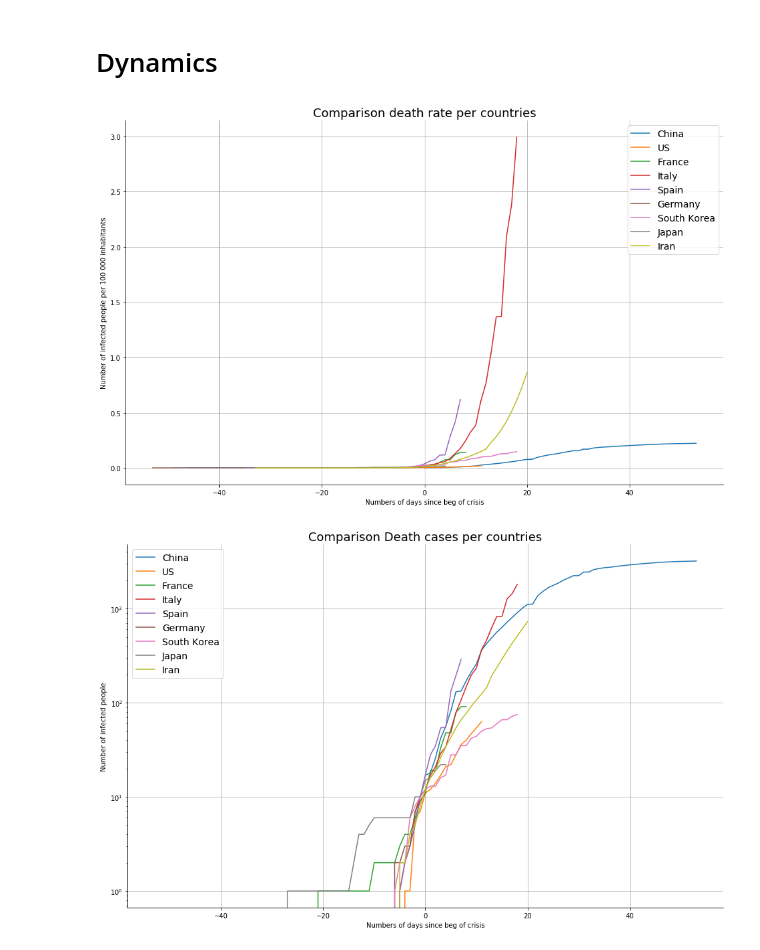
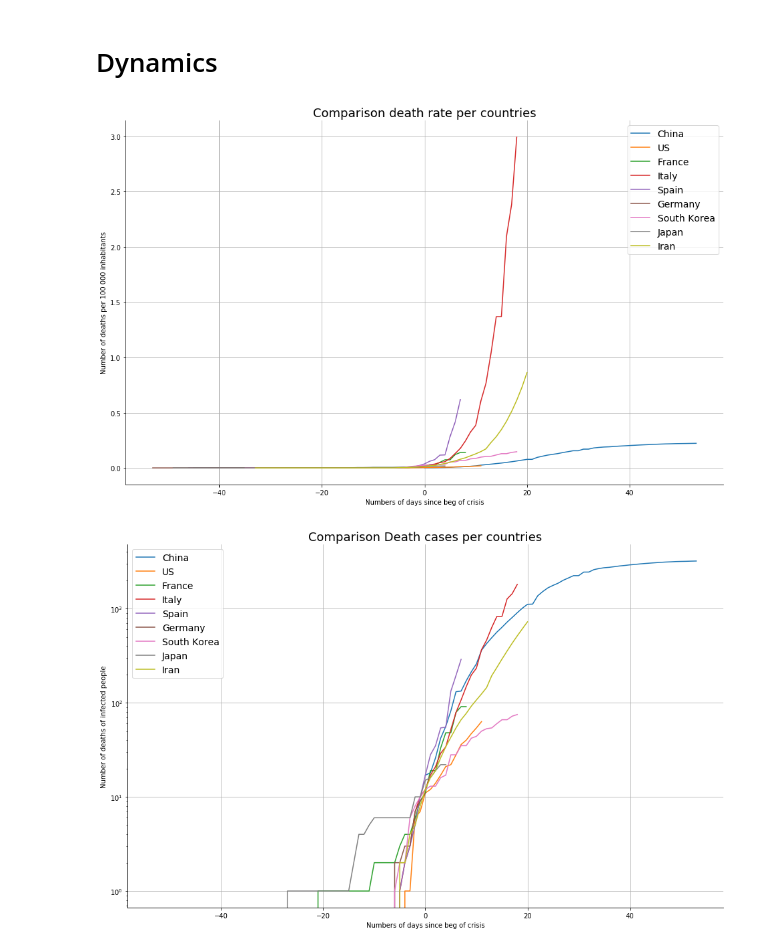
Before and after one commit to makiwara-fr/covid19-analyse, a Jupyter notebook: COVID_analyse.ipynb, the cells around one changed output. Cells and saved outputs as stored; diff of their text form; code cells hidden in the pictures.

Commit message:
change in charts

```diff
--- a/COVID_analyse.ipynb
+++ b/COVID_analyse.ipynb
@@ -34,16 +34,16 @@ df_dynamics_plot = df_dynamics_t.loc[:,['China','US','France', 'Italy','Spain','
 # %%
 ax=df_dynamics_plot.plot(kind='line', figsize=(16,10))
 plt.title("Comparison death rate per countries", fontsize=18)
 plt.xlabel("Numbers of days since beg of crisis")
-plt.ylabel("Number of infected people per 100 000 inhabitants")
+plt.ylabel("Number of deaths per 100 000 inhabitants")
 plt.legend(fontsize=14)
 plt.grid()
 ax.spines['top'].set_visible(False)
 ax.spines['right'].set_visible(False)
 plt.savefig("save.png")
 plt.show()
 # %% [output]
-[figure, old version]
+[figure, new version]
 # %%
 df_dynamics_vol = df_dataset[['country','death','age_death']]
 # %%
@@ -53,7 +53,7 @@ df_dynamics_vol_plot = df_dynamics_vol_t.loc[:,['China','US','France', 'Italy','
 ax_vol=df_dynamics_vol_plot.plot(kind='line', figsize=(16,10))
 plt.title("Comparison Death cases per countries", fontsize=18)
 plt.xlabel("Numbers of days since beg of crisis")
-plt.ylabel("Number of infected people")
+plt.ylabel("Number of deaths of infected people")
 plt.legend(fontsize=14)
 plt.grid()
 ax_vol.spines['top'].set_visible(False)
@@ -62,4 +62,4 @@ ax_vol.set_yscale('log')
 plt.savefig("save.png")
 plt.show()
 # %% [output]
-[figure, old version]
+[figure, new version]
```
Also changed, not shown: 1 other file.
